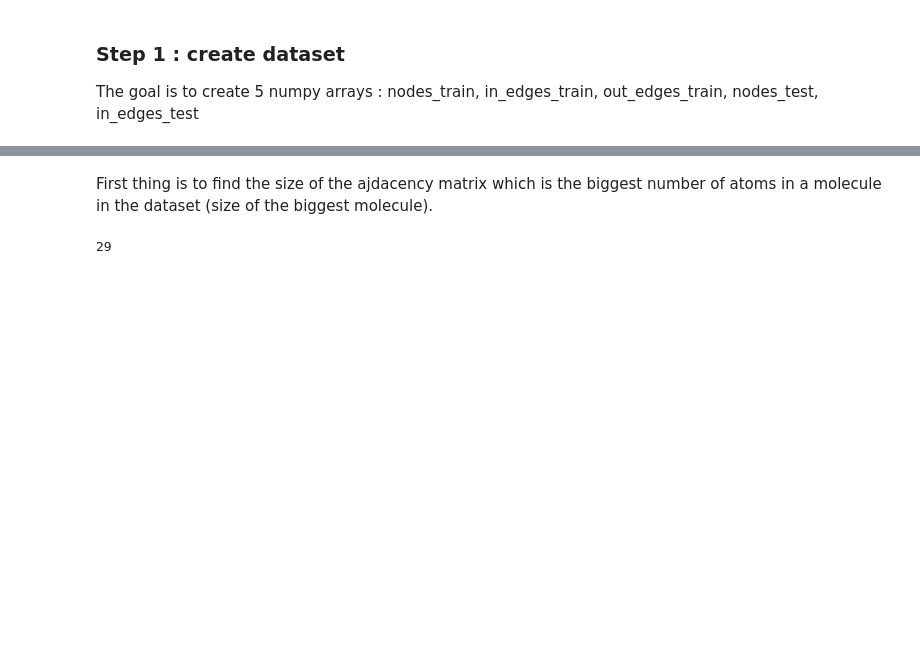
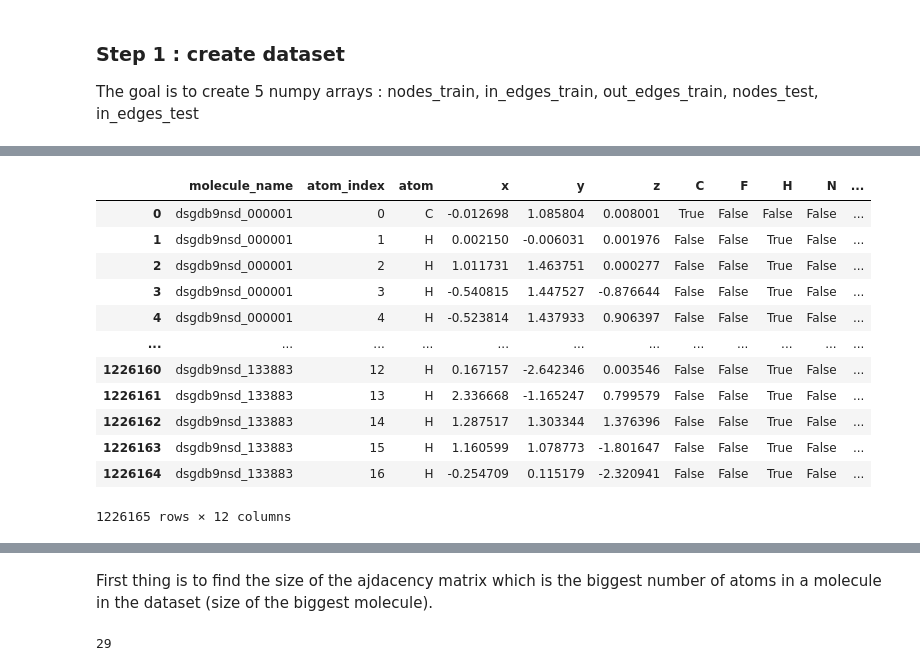
Before and after one commit to gauthavite/MolecularGNN, a Jupyter notebook: MPNN.ipynb, the cells around one changed output, grey strips where cells are left out. Drawn from its saved outputs; the diff is of its cells as text; code cells hidden in the pictures; blank space fills up the shorter version.

```diff
--- a/MPNN.ipynb
+++ b/MPNN.ipynb
@@ -2,11 +2,20 @@
 import pandas as pd
 from tqdm import tqdm
 import numpy as np
+import os
+from scipy.spatial import distance_matrix
+FOLDER_DIR = "./preprocessed/"
 # %% [markdown]
 ### Step 1 : create dataset
 
 The goal is to create 5 numpy arrays : nodes_train, in_edges_train, out_edges_train, nodes_test, in_edges_test
 # %%
-train_df = pd.read_csv('train_df.csv')
-test_df = pd.read_csv('test_df.csv')
-structures_df = pd.read_csv('champs-scalar-coupling/structures.csv')
+train_df = pd.read_csv(os.path.join(FOLDER_DIR,'train_df.csv'))
+test_df = pd.read_csv(os.path.join(FOLDER_DIR,'test_df.csv'))
+
+train_structures_df = pd.read_csv(os.path.join(FOLDER_DIR,'train_structures_df.csv'))
+test_structures_df = pd.read_csv(os.path.join(FOLDER_DIR,'test_structures_df.csv'))
+
+# train_bonds and test_bonds come from BondFeatures.ipynb
+train_bonds = pd.read_csv(os.path.join(FOLDER_DIR,'train_bonds.csv'))
+test_bonds = pd.read_csv(os.path.join(FOLDER_DIR,'test_bonds.csv'))
@@ -12,0 +40,18 @@ structures_df = pd.read_csv('champs-scalar-coupling/structures.csv')
+# %%
+train_structures_df["molecule_index"] = pd.factorize(train_structures_df["molecule_name"])[0]
+test_structures_df["molecule_index"] = pd.factorize(test_structures_df["molecule_name"])[0]
+train_structures_df
+# %% [output]
+|  | molecule_name | atom_index | atom | x | y | z | C | F | H | N | ... |
+| 0 | dsgdb9nsd_000001 | 0 | C | -0.012698 | 1.085804 | 0.008001 | True | False | False | False | ... |
+| 1 | dsgdb9nsd_000001 | 1 | H | 0.002150 | -0.006031 | 0.001976 | False | False | True | False | ... |
+| 2 | dsgdb9nsd_000001 | 2 | H | 1.011731 | 1.463751 | 0.000277 | False | False | True | False | ... |
+| 3 | dsgdb9nsd_000001 | 3 | H | -0.540815 | 1.447527 | -0.876644 | False | False | True | False | ... |
+| 4 | dsgdb9nsd_000001 | 4 | H | -0.523814 | 1.437933 | 0.906397 | False | False | True | False | ... |
+| ... | ... | ... | ... | ... | ... | ... | ... | ... | ... | ... | ... |
+| 1226160 | dsgdb9nsd_133883 | 12 | H | 0.167157 | -2.642346 | 0.003546 | False | False | True | False | ... |
+| 1226161 | dsgdb9nsd_133883 | 13 | H | 2.336668 | -1.165247 | 0.799579 | False | False | True | False | ... |
+| 1226162 | dsgdb9nsd_133883 | 14 | H | 1.287517 | 1.303344 | 1.376396 | False | False | True | False | ... |
+| 1226163 | dsgdb9nsd_133883 | 15 | H | 1.160599 | 1.078773 | -1.801647 | False | False | True | False | ... |
+| 1226164 | dsgdb9nsd_133883 | 16 | H | -0.254709 | 0.115179 | -2.320941 | False | False | True | False | ... |
+1226165 rows × 12 columns
```
Also changed, not shown: parts of 10 cells of this notebook, 2 other files.
